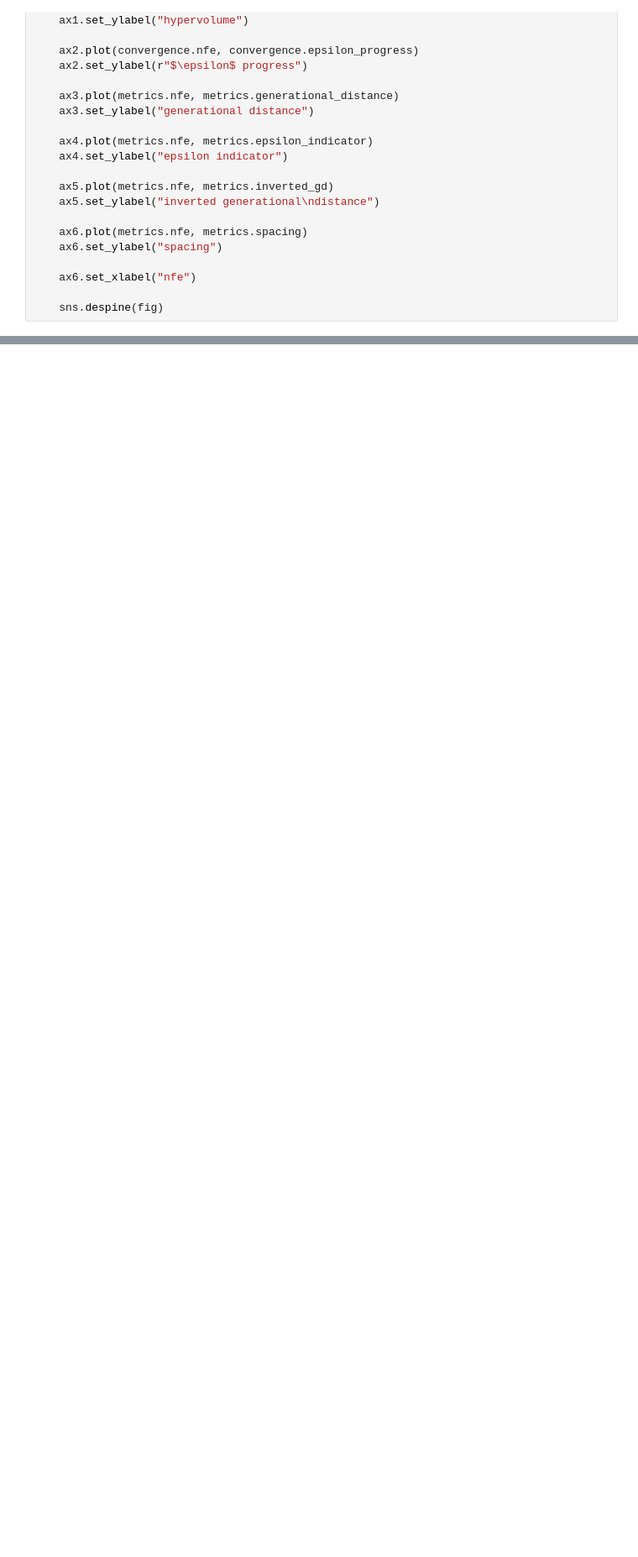
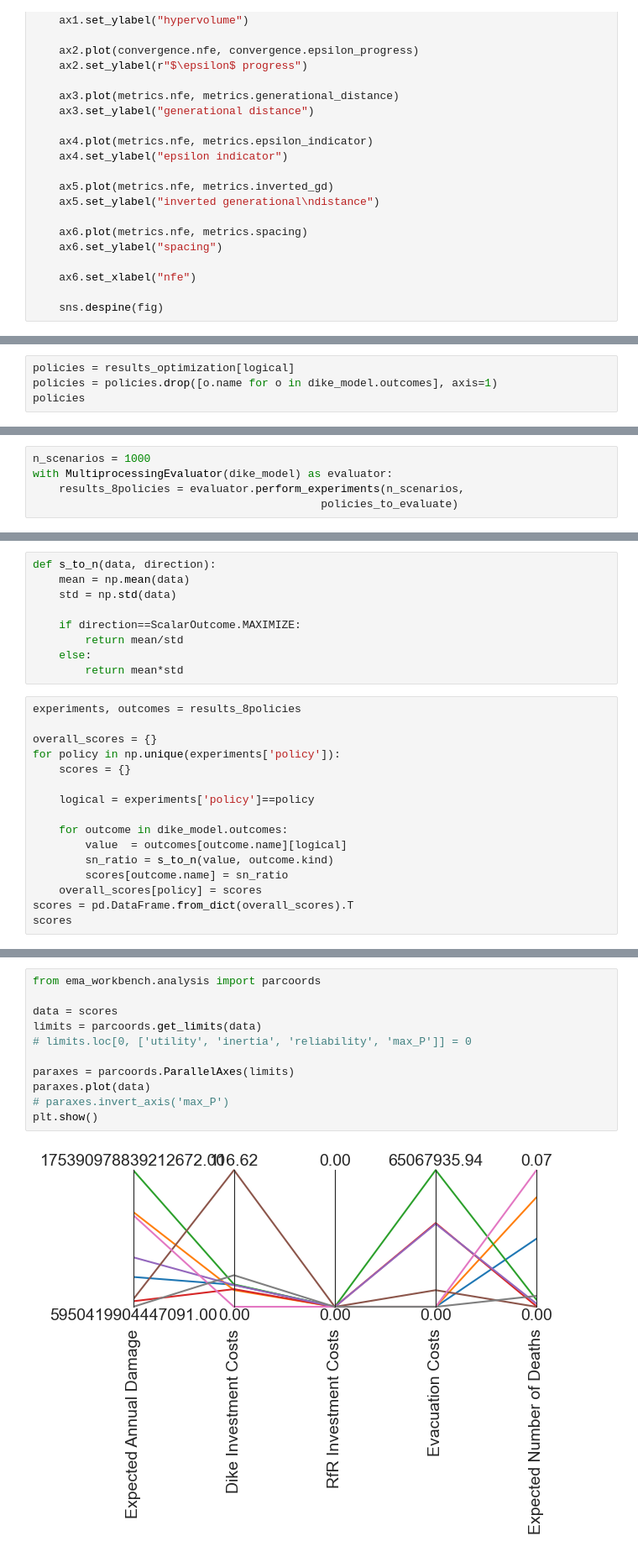
Before and after one commit to JulianvanRie/EPA141A-Model-based-decision-making, a Jupyter notebook: final assignment/Open Exploration Final Assignment.ipynb, the cells around one changed output, grey strips where cells are left out. Shown at 84% size. Drawn from its saved outputs; the diff is of its cells as text; blank space fills up the shorter version.

```diff
--- a/final assignment/Open Exploration Final Assignment.ipynb
+++ b/final assignment/Open Exploration Final Assignment.ipynb
@@ -446,0 +473,4 @@ archives
+# %%
+policies = results_optimization[logical]
+policies = policies.drop([o.name for o in dike_model.outcomes], axis=1)
+policies
@@ -446,0 +495,5 @@ archives
+# %%
+n_scenarios = 1000
+with MultiprocessingEvaluator(dike_model) as evaluator:
+    results_8policies = evaluator.perform_experiments(n_scenarios,
+                                            policies_to_evaluate)
@@ -446,0 +508,25 @@ archives
+# %%
+def s_to_n(data, direction):
+    mean = np.mean(data)
+    std = np.std(data)
+
+    if direction==ScalarOutcome.MAXIMIZE:
+        return mean/std
+    else:
+        return mean*std
+# %%
+experiments, outcomes = results_8policies
+
+overall_scores = {}
+for policy in np.unique(experiments['policy']):
+    scores = {}
+
+    logical = experiments['policy']==policy
+
+    for outcome in dike_model.outcomes:
+        value  = outcomes[outcome.name][logical]
+        sn_ratio = s_to_n(value, outcome.kind)
+        scores[outcome.name] = sn_ratio
+    overall_scores[policy] = scores
+scores = pd.DataFrame.from_dict(overall_scores).T
+scores
@@ -446,0 +543,13 @@ archives
+# %%
+from ema_workbench.analysis import parcoords
+
+data = scores
+limits = parcoords.get_limits(data)
+# limits.loc[0, ['utility', 'inertia', 'reliability', 'max_P']] = 0
+
+paraxes = parcoords.ParallelAxes(limits)
+paraxes.plot(data)
+# paraxes.invert_axis('max_P')
+plt.show()
+# %% [output]
+[figure, added]
```
Also changed, not shown: parts of 19 cells of this notebook, 2 other files.
